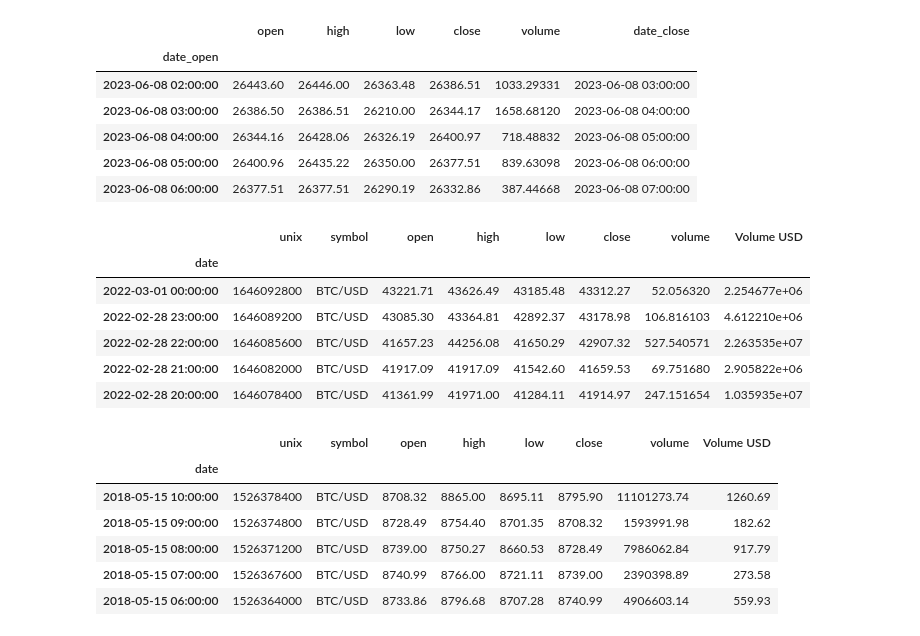
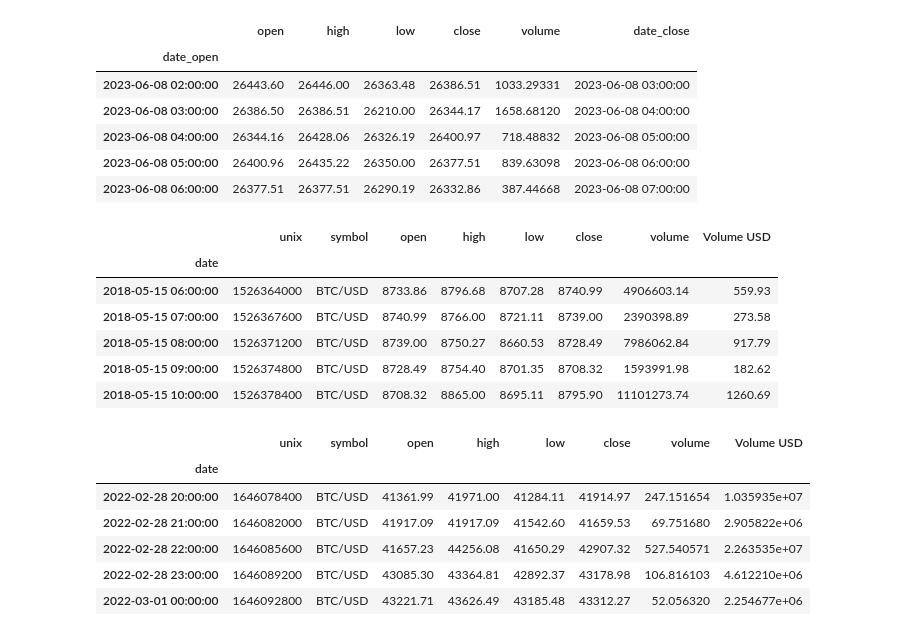
Before and after one commit to loki-zhou/backtrader, a Jupyter notebook: example/gym/example_data.ipynb, the cells around one changed output. Drawn from its saved outputs; the diff is of its cells as text; code cells hidden in the pictures.

```diff
--- a/example/gym/example_data.ipynb
+++ b/example/gym/example_data.ipynb
@@ -25,25 +25,26 @@ df.tail()
 # %%
 df1 = pd.read_csv("./data/BTC_USD-Hourly.csv", parse_dates=["date"], index_col= "date")
 # %%
+df1.sort_index(inplace= True)
 df1.head()
 # %% [output]
 |  | unix | symbol | open | high | low | close | volume | Volume USD |
 | date |  |  |  |  |  |  |  |  |
-| 2022-03-01 00:00:00 | 1646092800 | BTC/USD | 43221.71 | 43626.49 | 43185.48 | 43312.27 | 52.056320 | 2.254677e+06 |
-| 2022-02-28 23:00:00 | 1646089200 | BTC/USD | 43085.30 | 43364.81 | 42892.37 | 43178.98 | 106.816103 | 4.612210e+06 |
-| 2022-02-28 22:00:00 | 1646085600 | BTC/USD | 41657.23 | 44256.08 | 41650.29 | 42907.32 | 527.540571 | 2.263535e+07 |
-| 2022-02-28 21:00:00 | 1646082000 | BTC/USD | 41917.09 | 41917.09 | 41542.60 | 41659.53 | 69.751680 | 2.905822e+06 |
-| 2022-02-28 20:00:00 | 1646078400 | BTC/USD | 41361.99 | 41971.00 | 41284.11 | 41914.97 | 247.151654 | 1.035935e+07 |
+| 2018-05-15 06:00:00 | 1526364000 | BTC/USD | 8733.86 | 8796.68 | 8707.28 | 8740.99 | 4906603.14 | 559.93 |
+| 2018-05-15 07:00:00 | 1526367600 | BTC/USD | 8740.99 | 8766.00 | 8721.11 | 8739.00 | 2390398.89 | 273.58 |
+| 2018-05-15 08:00:00 | 1526371200 | BTC/USD | 8739.00 | 8750.27 | 8660.53 | 8728.49 | 7986062.84 | 917.79 |
+| 2018-05-15 09:00:00 | 1526374800 | BTC/USD | 8728.49 | 8754.40 | 8701.35 | 8708.32 | 1593991.98 | 182.62 |
+| 2018-05-15 10:00:00 | 1526378400 | BTC/USD | 8708.32 | 8865.00 | 8695.11 | 8795.90 | 11101273.74 | 1260.69 |
 # %%
 df1.tail()
 # %% [output]
 |  | unix | symbol | open | high | low | close | volume | Volume USD |
 | date |  |  |  |  |  |  |  |  |
-| 2018-05-15 10:00:00 | 1526378400 | BTC/USD | 8708.32 | 8865.00 | 8695.11 | 8795.90 | 11101273.74 | 1260.69 |
-| 2018-05-15 09:00:00 | 1526374800 | BTC/USD | 8728.49 | 8754.40 | 8701.35 | 8708.32 | 1593991.98 | 182.62 |
-| 2018-05-15 08:00:00 | 1526371200 | BTC/USD | 8739.00 | 8750.27 | 8660.53 | 8728.49 | 7986062.84 | 917.79 |
-| 2018-05-15 07:00:00 | 1526367600 | BTC/USD | 8740.99 | 8766.00 | 8721.11 | 8739.00 | 2390398.89 | 273.58 |
-| 2018-05-15 06:00:00 | 1526364000 | BTC/USD | 8733.86 | 8796.68 | 8707.28 | 8740.99 | 4906603.14 | 559.93 |
+| 2022-02-28 20:00:00 | 1646078400 | BTC/USD | 41361.99 | 41971.00 | 41284.11 | 41914.97 | 247.151654 | 1.035935e+07 |
+| 2022-02-28 21:00:00 | 1646082000 | BTC/USD | 41917.09 | 41917.09 | 41542.60 | 41659.53 | 69.751680 | 2.905822e+06 |
+| 2022-02-28 22:00:00 | 1646085600 | BTC/USD | 41657.23 | 44256.08 | 41650.29 | 42907.32 | 527.540571 | 2.263535e+07 |
+| 2022-02-28 23:00:00 | 1646089200 | BTC/USD | 43085.30 | 43364.81 | 42892.37 | 43178.98 | 106.816103 | 4.612210e+06 |
+| 2022-03-01 00:00:00 | 1646092800 | BTC/USD | 43221.71 | 43626.49 | 43185.48 | 43312.27 | 52.056320 | 2.254677e+06 |
 # %%
 df1['ma30'] = df1["close"].rolling(30).mean()
 # %%
```
Also changed, not shown: 4 other files.
